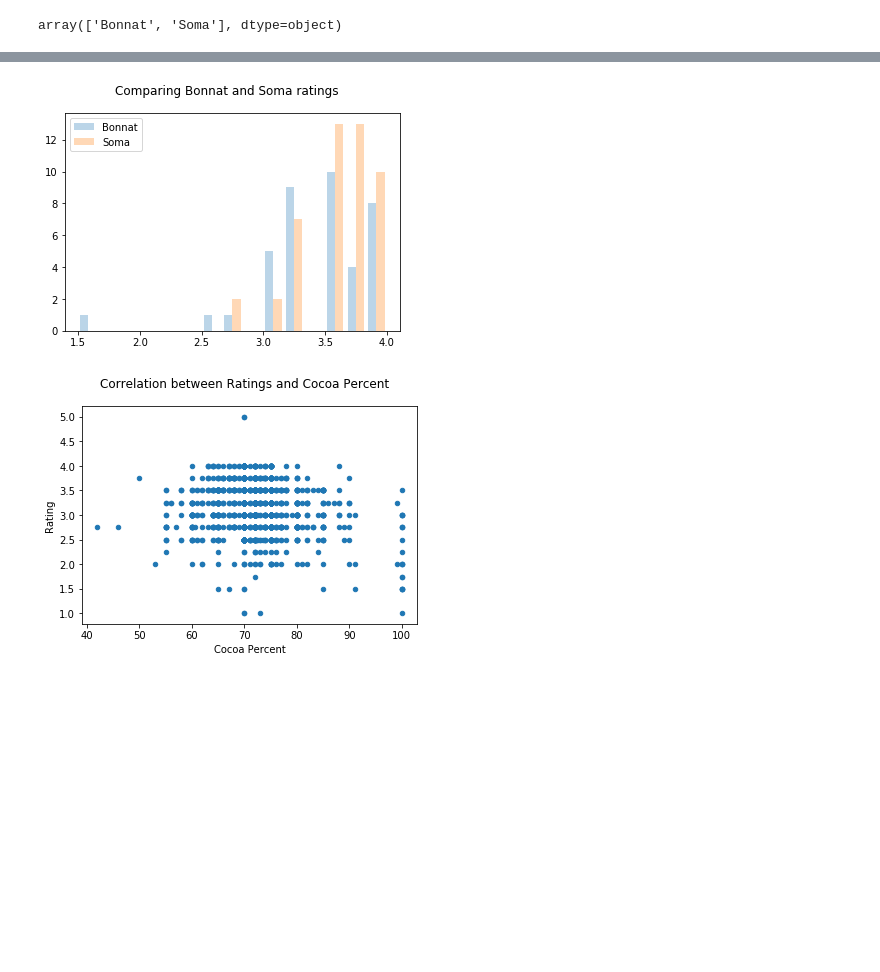
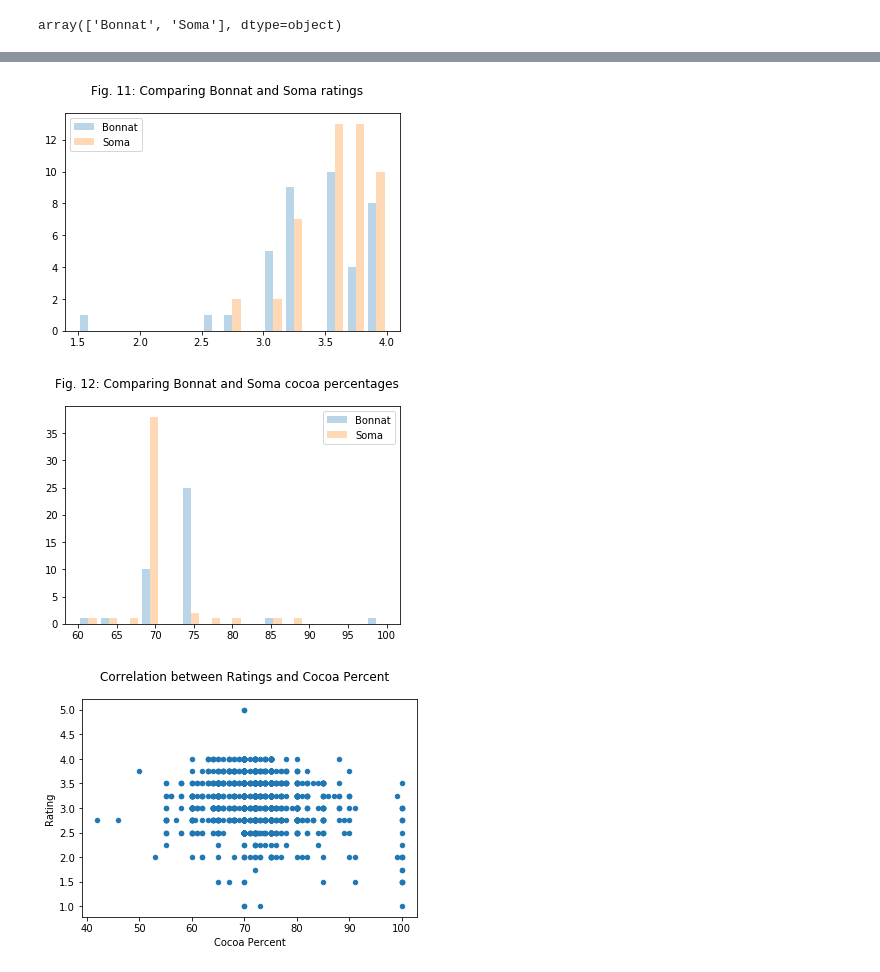
Before and after one commit to NohaKareem/Exploring-chocolate-ratings, a Jupyter notebook: dataExploration.ipynb, the cells around one changed output, grey strips where cells are left out. Cells and saved outputs as stored; diff of their text form; code cells hidden in the pictures; blank space fills up the shorter version.

```diff
--- a/dataExploration.ipynb
+++ b/dataExploration.ipynb
@@ -274,14 +276,21 @@ mpl.show()
 # %%
 # %% get cocoa percent and ratings for selected chocolates
-# ref https://stackoverflow.com/a/61518708/1446598
+# combined hist ref https://stackoverflow.com/a/61518708/1446598
 
 mpl.hist([bonnatChoc_cocoaRating['Rating'], somaChoc_cocoaRating['Rating']],
          bins = FILTER_BINS, alpha = 0.3, label = ['Bonnat', 'Soma'])
-mpl.suptitle("Comparing Bonnat and Soma ratings")
+mpl.suptitle("Fig. 11: Comparing Bonnat and Soma ratings")
 mpl.legend(loc = 'upper left')
 mpl.show()
+
+mpl.hist([bonnatChoc_cocoaRating['Cocoa Percent'], somaChoc_cocoaRating['Cocoa Percent']],
+         bins = FILTER_BINS, alpha = 0.3, label = ['Bonnat', 'Soma'])
+mpl.suptitle("Fig. 12: Comparing Bonnat and Soma cocoa percentages")
+mpl.legend(loc = 'upper right')
+mpl.show()
 # %% [output]
-[figure, old version]
+[figure, new version]
+[figure, added]
 # %%
 # %% Exploring correleation between cocoa percent and rating
 data.plot.scatter('Cocoa Percent', 'Rating')
```
Also changed, not shown: parts of 1 cell of this notebook, 1 other file.
